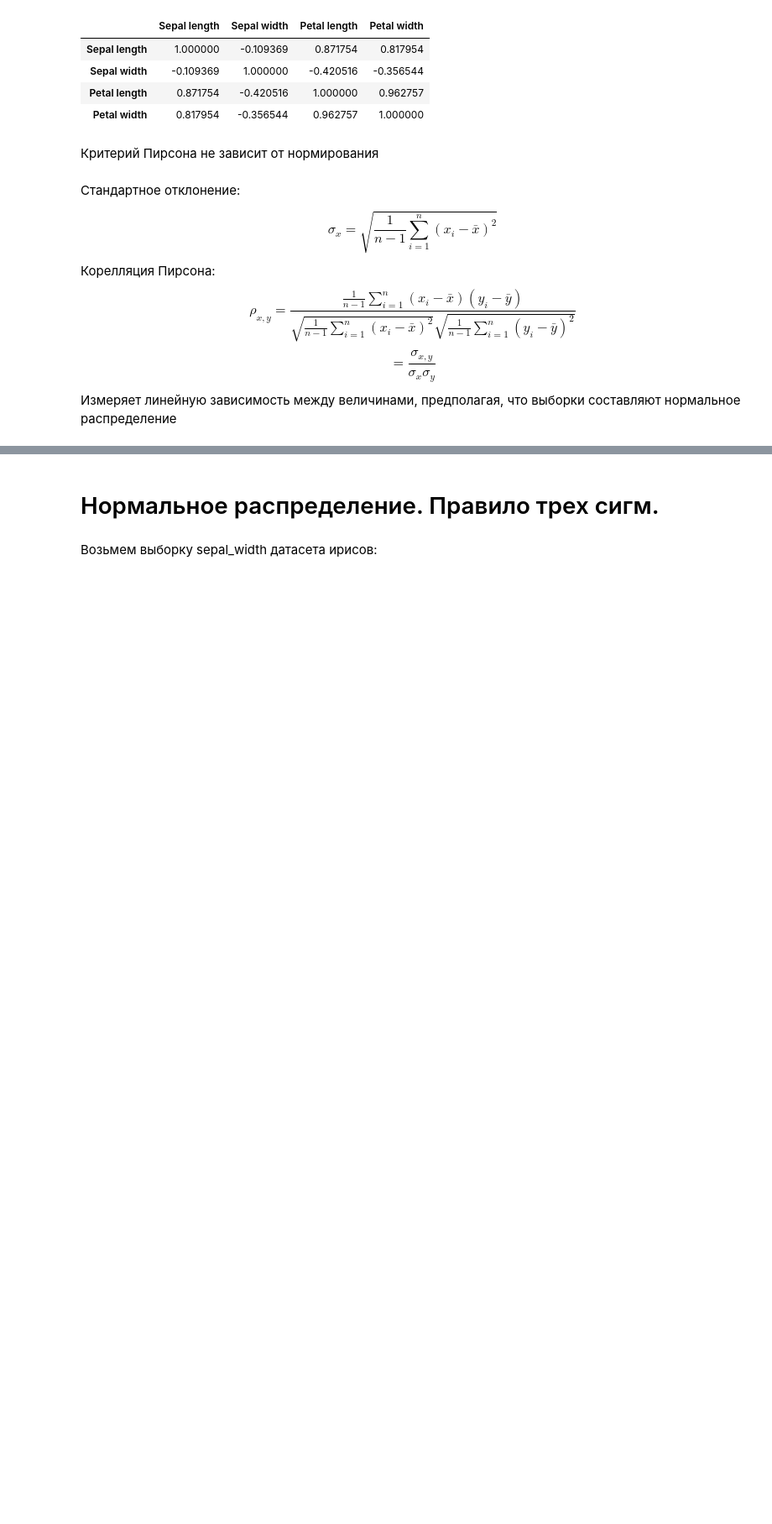
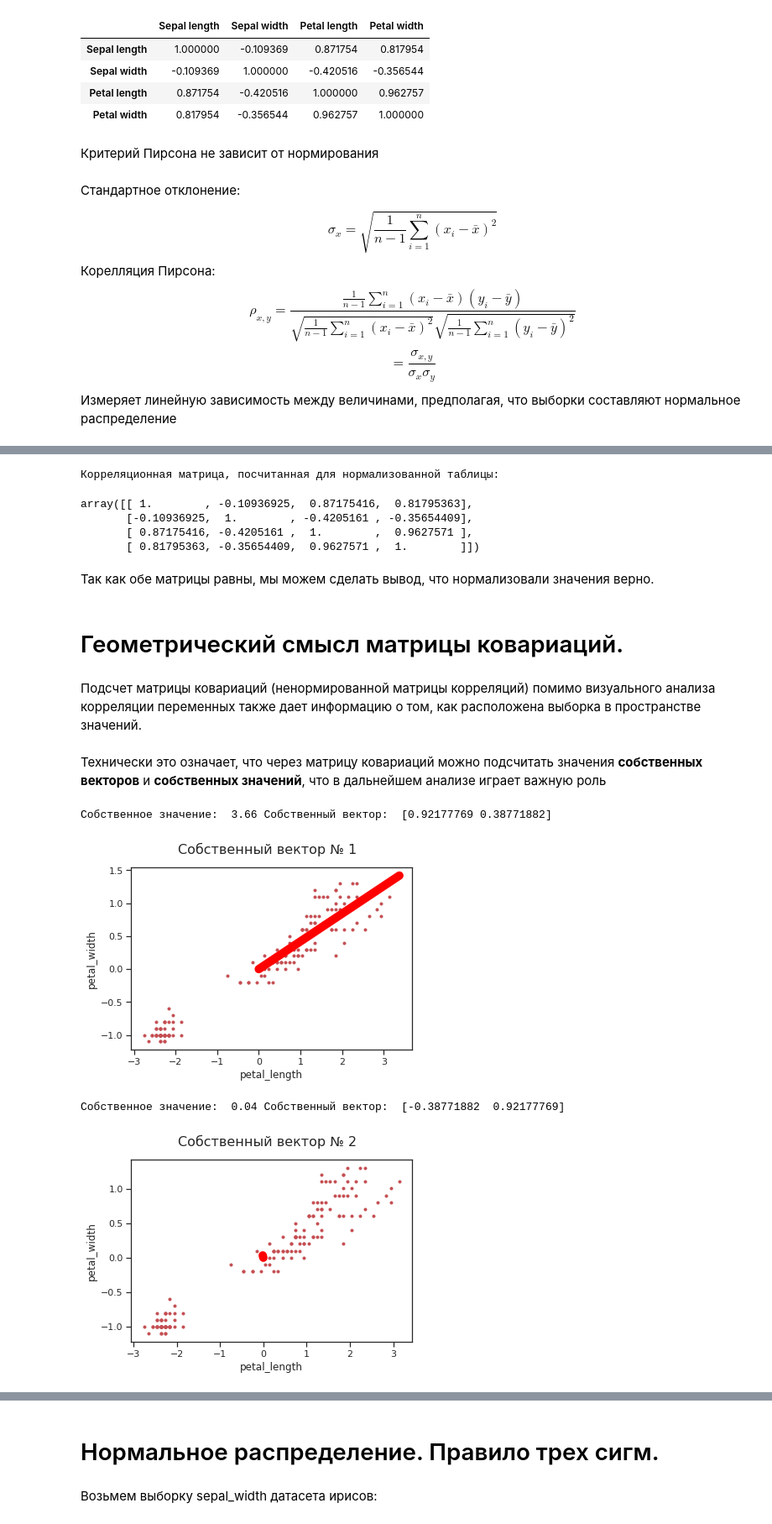
Before and after one commit to SIzrantsev/netology_statistics, a Jupyter notebook: lecture_2.ipynb, the cells around one changed output, grey strips where cells are left out. Shown at 84% size. Cells and saved outputs as stored; diff of their text form; code cells hidden in the pictures; blank space fills up the shorter version.

```diff
--- a/lecture_2.ipynb
+++ b/lecture_2.ipynb
@@ -171,0 +203,43 @@ array([[ 1.        , -0.10936925,  0.87175416,  0.81795363],
+# %%
+print('Корреляционная матрица, посчитанная для нормализованной таблицы:')
+np.corrcoef(standardized.T)
+# %% [output]
+Корреляционная матрица, посчитанная для нормализованной таблицы:
+array([[ 1.        , -0.10936925,  0.87175416,  0.81795363],
+       [-0.10936925,  1.        , -0.4205161 , -0.35654409],
+       [ 0.87175416, -0.4205161 ,  1.        ,  0.9627571 ],
+       [ 0.81795363, -0.35654409,  0.9627571 ,  1.        ]])
+# %% [markdown]
+Так как обе матрицы равны, мы можем сделать вывод, что нормализовали значения верно.
+# %% [markdown]
+# Геометрический смысл матрицы ковариаций.
+# %% [markdown]
+Подсчет матрицы ковариаций (ненормированной матрицы корреляций) помимо визуального анализа корреляции переменных также дает информацию о том, как расположена выборка в пространстве значений.
+# %% [markdown]
+Технически это означает, что через матрицу ковариаций можно подсчитать значения **собственных векторов** и **собственных значений**, что в дальнейшем анализе играет важную роль
+# %%
+import numpy.linalg as la
+import math
+from sklearn.preprocessing import StandardScaler
+petal_length = iris['petal_length']
+petal_width = iris['petal_width']
+mean1 = statistics.mean(petal_length)
+petal_length -= mean1
+mean2 = statistics.mean(petal_width)
+petal_width -= mean2
+Y = np.vstack((petal_length, petal_width)).T
+w,v = la.eig(np.cov(Y.T))
+
+for i in range(len(w)):
+    plt.suptitle('Собственный вектор № '+ str(i+1), fontsize=16)
+    plt.plot(petal_length, petal_width, 'r.', zorder=1)
+    print('Собственное значение: ', round(w[i],2), 'Собственный вектор: ', v[:,i])
+    plt.xlabel('petal_length')
+    plt.ylabel('petal_width')
+    plt.plot([mean1, mean1+w[i]*v[:,i][0]], [mean2, mean2 +w[i] * v[:,i][1]],color='red', linewidth=10)
+    plt.show()
+# %% [output]
+Собственное значение:  3.66 Собственный вектор:  [0.92177769 0.38771882]
+[figure, added]
+Собственное значение:  0.04 Собственный вектор:  [-0.38771882  0.92177769]
+[figure, added]
```
Also changed, not shown: parts of 20 cells of this notebook.
